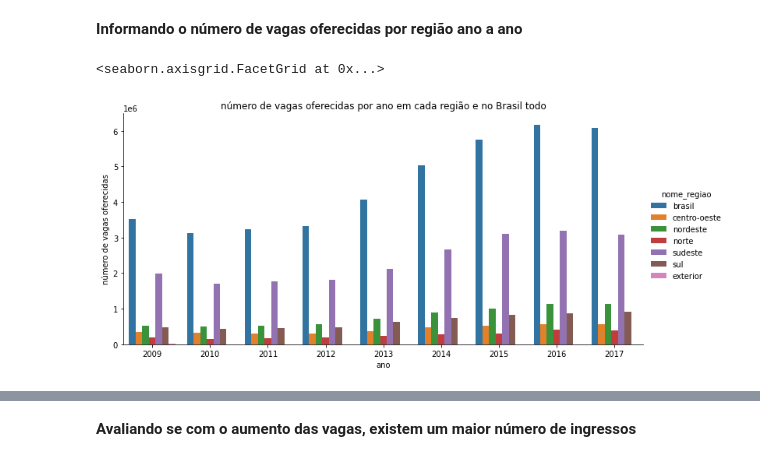
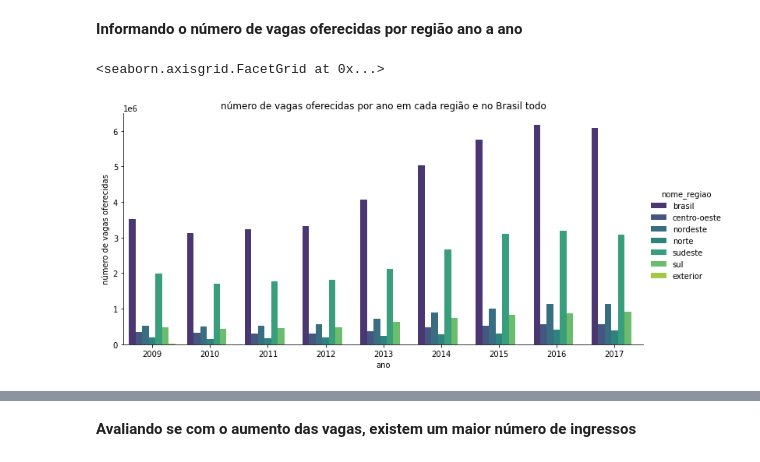
Before and after one commit to allefa/concurso-Ciencia-de-Dados, a Jupyter notebook: concurso_data_sciennce_t2.ipynb, the cells around one changed output, grey strips where cells are left out. Drawn from its saved outputs; the diff is of its cells as text; code cells hidden in the pictures.

```diff
--- a/concurso_data_sciennce_t2.ipynb
+++ b/concurso_data_sciennce_t2.ipynb
@@ -63,14 +63,14 @@ for n in df["nome_regiao"].unique():
 # %% [markdown]
 **Informando o número de vagas oferecidas por região ano a ano**
 # %%
-g = sns.catplot(data=df,x="ano_censo",y="numero_de_vagas_oferecidas",hue="nome_regiao",kind="bar",aspect=2)
+g = sns.catplot(data=df,x="ano_censo",y="numero_de_vagas_oferecidas",hue="nome_regiao",kind="bar",aspect=2,palette="viridis")
 g.set(ylabel="número de vagas oferecidas",
       xlabel = "ano",
       title="número de vagas oferecidas por ano em cada região e no Brasil todo")
 #analisando o gráfico vemos um crescimento quase constante no número de vagas oferecidas, tendo algumas quedas entre 2010 e 2012
 # %% [output]
 <seaborn.axisgrid.FacetGrid at 0x...>
-[figure, old version]
+[figure, new version]
 # %%
 df.sample(5)
 # %% [output]
```
Also changed, not shown: parts of 6 cells of this notebook.
